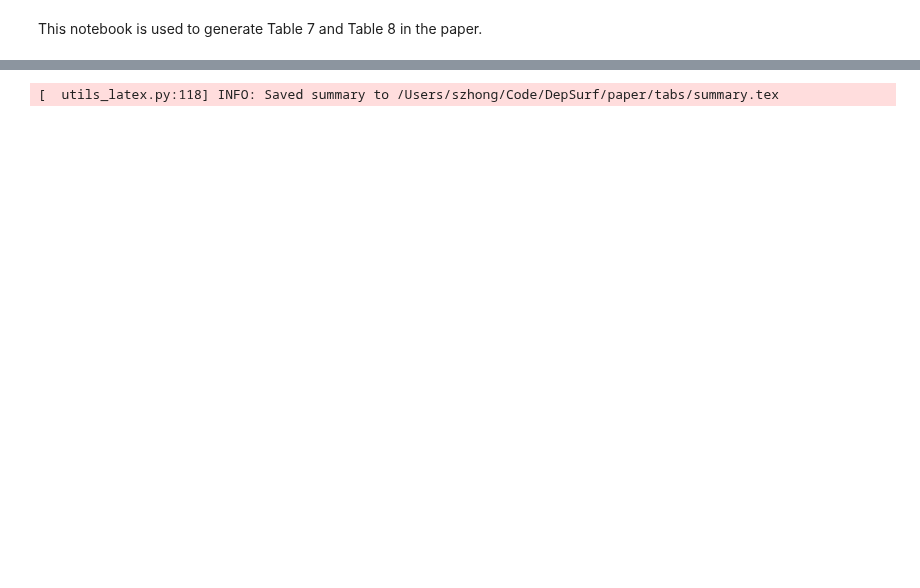
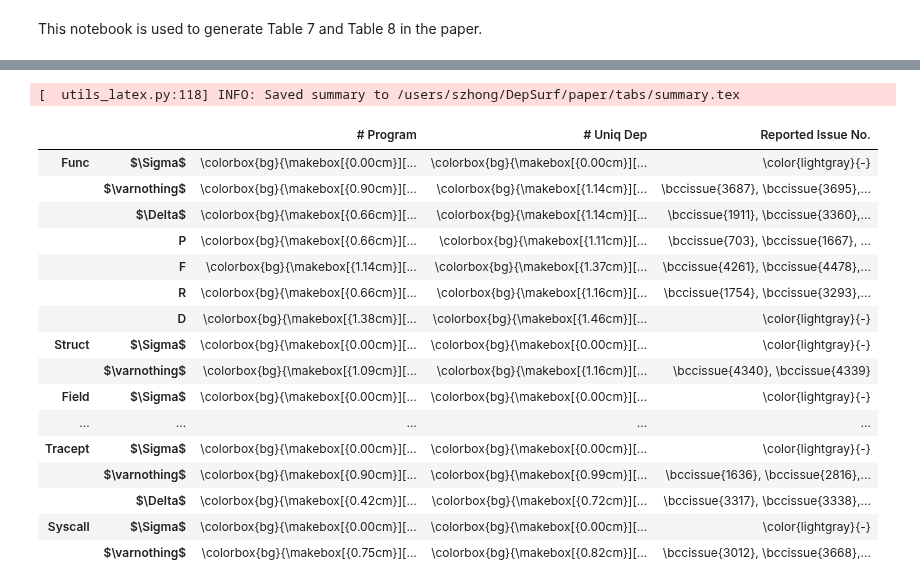
Before and after one commit to ShawnZhong/DepSurf, a Jupyter notebook: 52_table.ipynb, the cells around one changed output, grey strips where cells are left out. Cells and saved outputs as stored; diff of their text form; code cells hidden in the pictures; blank space fills up the shorter version.

```diff
--- a/52_table.ipynb
+++ b/52_table.ipynb
@@ -204,31 +220,49 @@ for name, data in [(PROG, num_progs), (UNIQ_DEP, num_deps)]:
             bg_color="bg",
         )
         if (kind, key) == MULTIROW:
             row[(KINDS[kind], multirow(KEYS[key]))] = multirow(text)
             row[(KINDS[kind], "")] = ""
         else:
             row[(KINDS[kind], KEYS[key])] = text
     table[name] = row
 
 
 def bccissues(issues: List[int]) -> str:
     return ", ".join(f"\\bccissue{{{issue}}}" for issue in issues)
 
 
 row = {}
 for (kind, key), issues in ISSUES.items():
     if (kind, key) == MULTIROW:
         n = (len(issues) + 1) // 2
         row[(KINDS[kind], multirow(KEYS[key]))] = bccissues(issues[:n])
         row[(KINDS[kind], "")] = bccissues(issues[n:])
     else:
         row[(KINDS[kind], KEYS[key])] = bccissues(issues)
 table[BUG] = row
 
 
 df = pd.DataFrame(table)
 df = df.fillna(GRAY_DASH)
 latex = df.to_latex(column_format="llrrr")
 save_latex(latex, "summary", rotate=False)
+df
 # %% [output]
-[  utils_latex.py:118] INFO: Saved summary to /Users/szhong/Code/DepSurf/paper/tabs/summary.tex
+[  utils_latex.py:118] INFO: Saved summary to /users/szhong/DepSurf/paper/tabs/summary.tex
+|  |  | # Program | # Uniq Dep | Reported Issue No. |
+| Func | $\Sigma$ | \colorbox{bg}{\makebox[{0.00cm}][... | \colorbox{bg}{\makebox[{0.00cm}][... | \color{lightgray}{-} |
+|  | $\varnothing$ | \colorbox{bg}{\makebox[{0.90cm}][... | \colorbox{bg}{\makebox[{1.14cm}][... | \bccissue{3687}, \bccissue{3695},... |
+|  | $\Delta$ | \colorbox{bg}{\makebox[{0.66cm}][... | \colorbox{bg}{\makebox[{1.14cm}][... | \bccissue{1911}, \bccissue{3360},... |
+|  | P | \colorbox{bg}{\makebox[{0.66cm}][... | \colorbox{bg}{\makebox[{1.11cm}][... | \bccissue{703}, \bccissue{1667}, ... |
+|  | F | \colorbox{bg}{\makebox[{1.14cm}][... | \colorbox{bg}{\makebox[{1.37cm}][... | \bccissue{4261}, \bccissue{4478},... |
+|  | R | \colorbox{bg}{\makebox[{0.66cm}][... | \colorbox{bg}{\makebox[{1.16cm}][... | \bccissue{1754}, \bccissue{3293},... |
+|  | D | \colorbox{bg}{\makebox[{1.38cm}][... | \colorbox{bg}{\makebox[{1.46cm}][... | \color{lightgray}{-} |
+| Struct | $\Sigma$ | \colorbox{bg}{\makebox[{0.00cm}][... | \colorbox{bg}{\makebox[{0.00cm}][... | \color{lightgray}{-} |
+|  | $\varnothing$ | \colorbox{bg}{\makebox[{1.09cm}][... | \colorbox{bg}{\makebox[{1.16cm}][... | \bccissue{4340}, \bccissue{4339} |
+| Field | $\Sigma$ | \colorbox{bg}{\makebox[{0.00cm}][... | \colorbox{bg}{\makebox[{0.00cm}][... | \color{lightgray}{-} |
+| ... | ... | ... | ... | ... |
+| Tracept | $\Sigma$ | \colorbox{bg}{\makebox[{0.00cm}][... | \colorbox{bg}{\makebox[{0.00cm}][... | \color{lightgray}{-} |
+|  | $\varnothing$ | \colorbox{bg}{\makebox[{0.90cm}][... | \colorbox{bg}{\makebox[{0.99cm}][... | \bccissue{1636}, \bccissue{2816},... |
+|  | $\Delta$ | \colorbox{bg}{\makebox[{0.42cm}][... | \colorbox{bg}{\makebox[{0.72cm}][... | \bccissue{3317}, \bccissue{3338},... |
+| Syscall | $\Sigma$ | \colorbox{bg}{\makebox[{0.00cm}][... | \colorbox{bg}{\makebox[{0.00cm}][... | \color{lightgray}{-} |
+|  | $\varnothing$ | \colorbox{bg}{\makebox[{0.75cm}][... | \colorbox{bg}{\makebox[{0.82cm}][... | \bccissue{3012}, \bccissue{3668},... |
```
Also changed, not shown: parts of 1 cell of this notebook, 8 other files.
